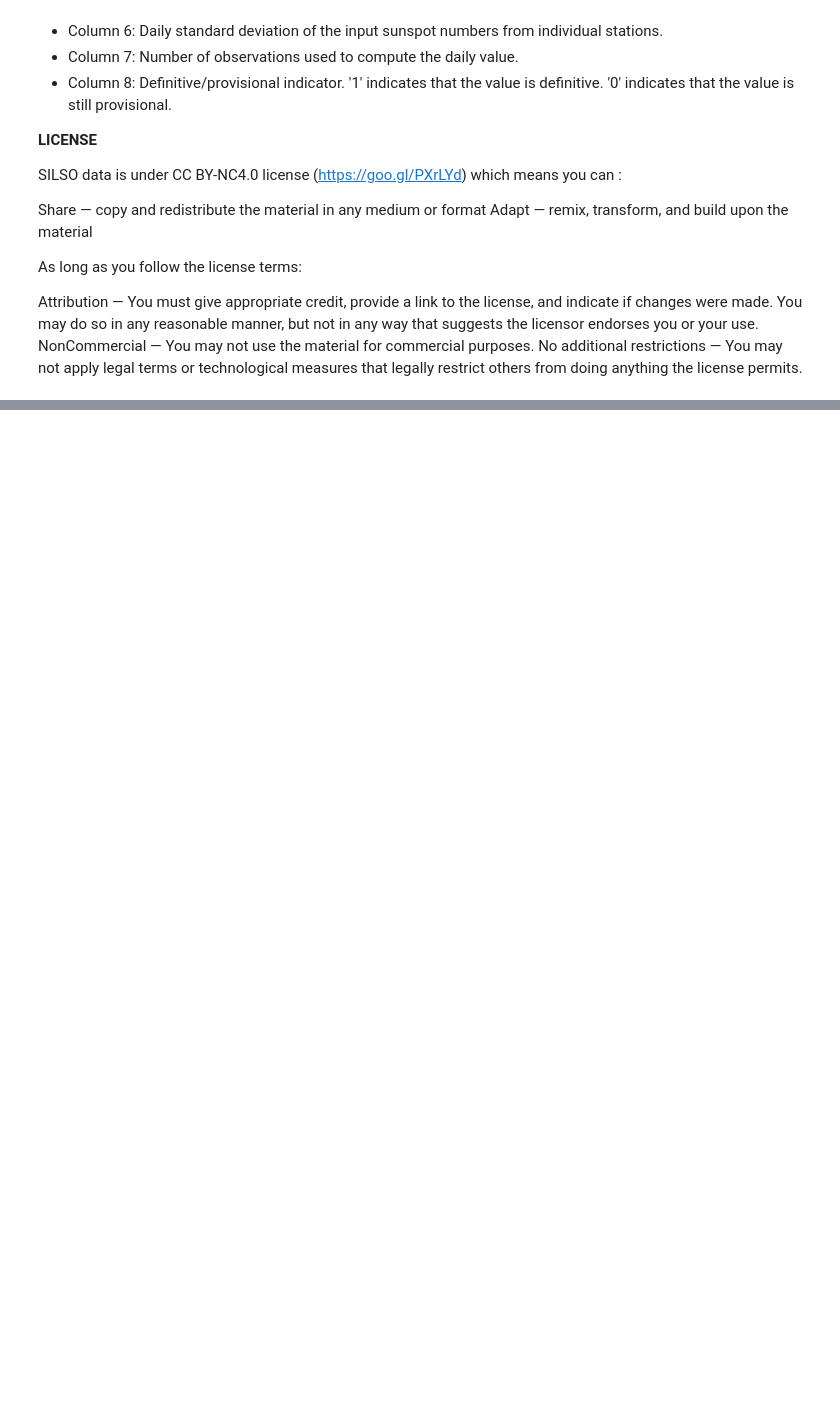
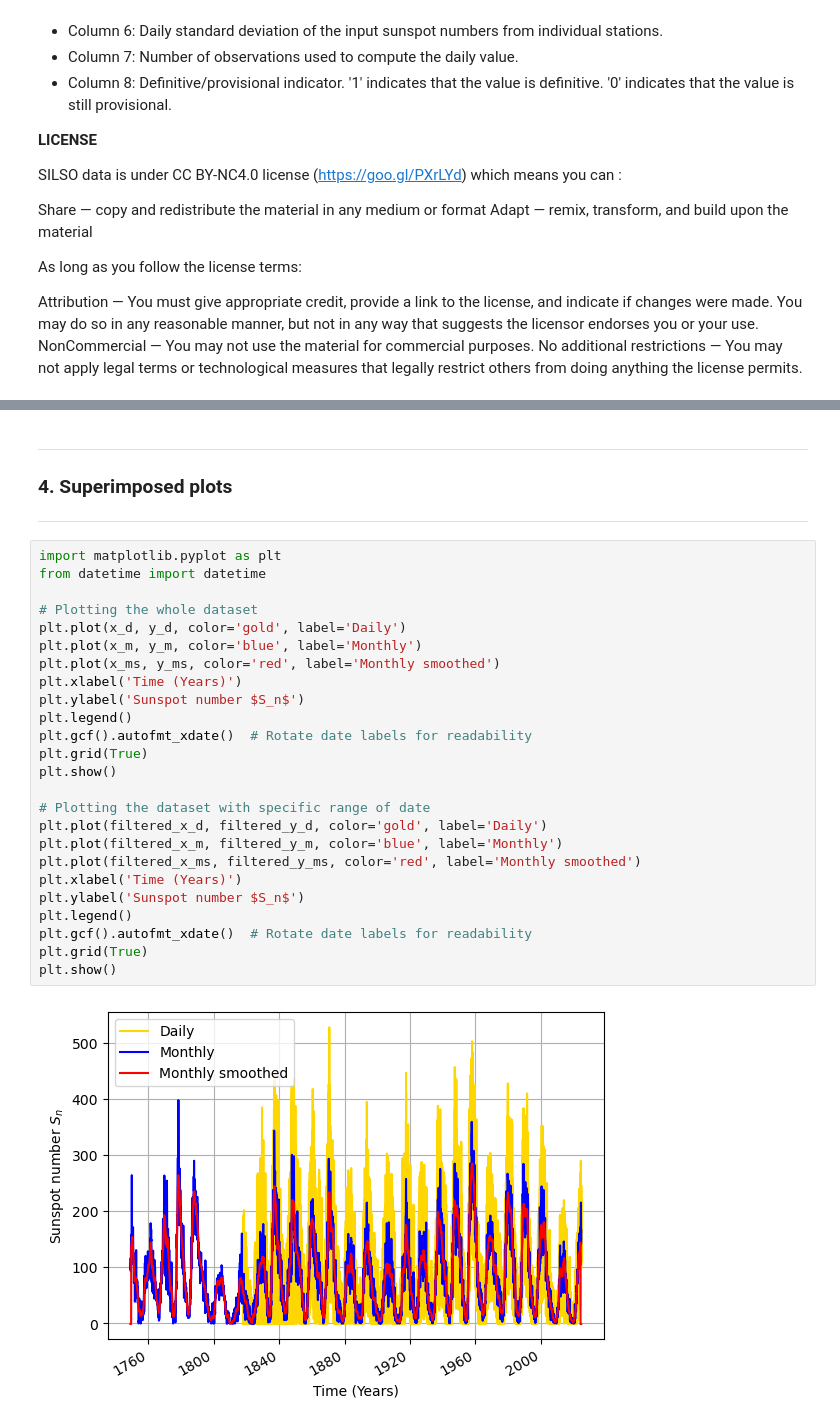
Before and after one commit to mrdchua/Time-Series-Analysis, a Jupyter notebook: intro_solar_cycle.ipynb, the cells around one changed output, grey strips where cells are left out. Cells and saved outputs as stored; diff of their text form; blank space fills up the shorter version.

```diff
--- a/intro_solar_cycle.ipynb
+++ b/intro_solar_cycle.ipynb
@@ -136,0 +349,31 @@ plt.show()
+# %% [markdown]
+-------------------------------------------------------------------------------
+### **4. Superimposed plots**
+-------------------------------------------------------------------------------
+# %%
+import matplotlib.pyplot as plt
+from datetime import datetime
+
+# Plotting the whole dataset
+plt.plot(x_d, y_d, color='gold', label='Daily')
+plt.plot(x_m, y_m, color='blue', label='Monthly')
+plt.plot(x_ms, y_ms, color='red', label='Monthly smoothed')
+plt.xlabel('Time (Years)')
+plt.ylabel('Sunspot number $S_n$')
+plt.legend()
+plt.gcf().autofmt_xdate()  # Rotate date labels for readability
+plt.grid(True)
+plt.show()
+
+# Plotting the dataset with specific range of date
+plt.plot(filtered_x_d, filtered_y_d, color='gold', label='Daily')
+plt.plot(filtered_x_m, filtered_y_m, color='blue', label='Monthly')
+plt.plot(filtered_x_ms, filtered_y_ms, color='red', label='Monthly smoothed')
+plt.xlabel('Time (Years)')
+plt.ylabel('Sunspot number $S_n$')
+plt.legend()
+plt.gcf().autofmt_xdate()  # Rotate date labels for readability
+plt.grid(True)
+plt.show()
+# %% [output]
+[figure, added]
```
Also changed, not shown: parts of 7 cells of this notebook.
